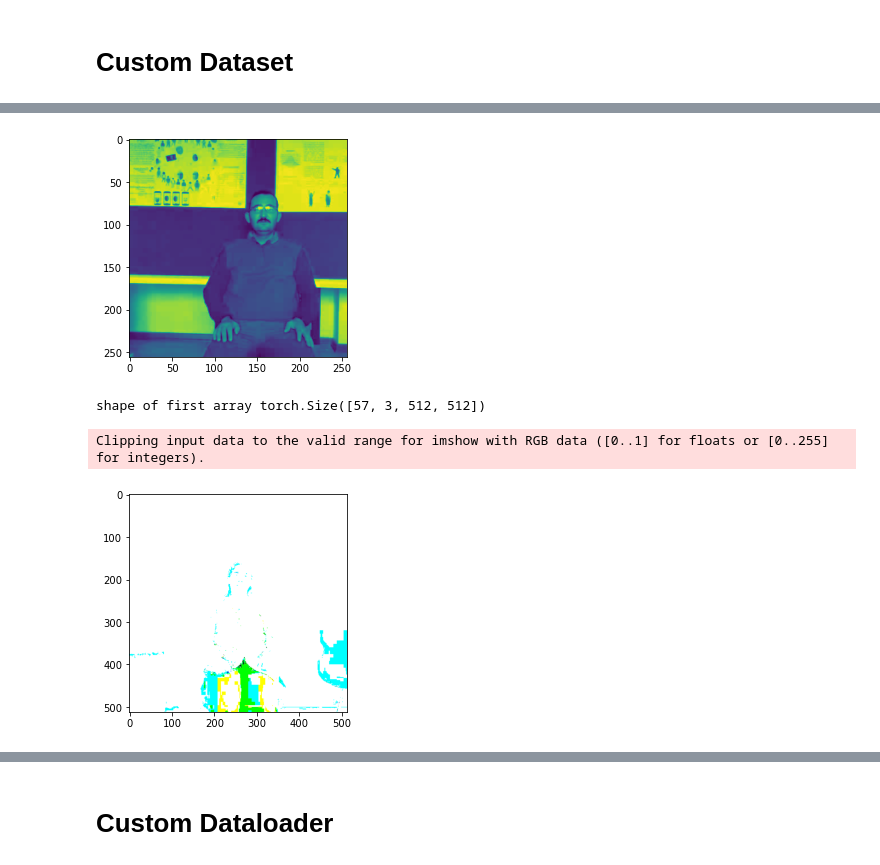
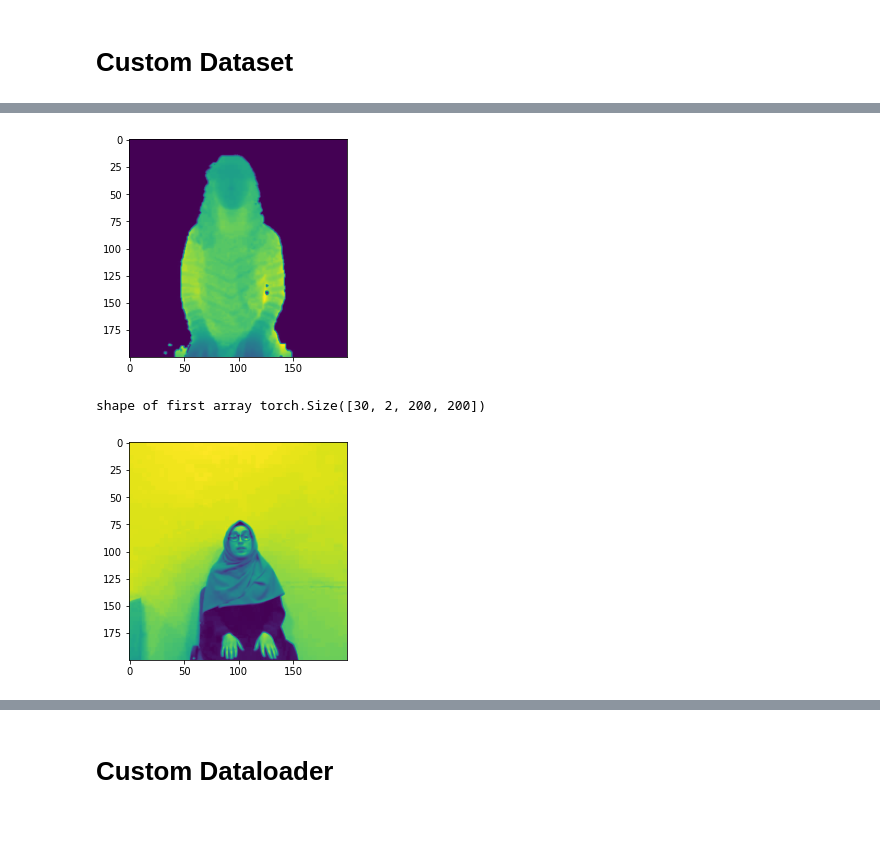
Before and after one commit to LinHuiqing/signo-lingo, a Jupyter notebook: Deep Learning Video Classification.ipynb, the cells around one changed output, grey strips where cells are left out. Saved outputs shown, nothing was run; the diff lists cells and outputs as text; code cells hidden in the pictures; blank space fills up the shorter version.

Commit message:
implemented fixed frame sampling

```diff
--- a/Deep Learning Video Classification.ipynb
+++ b/Deep Learning Video Classification.ipynb
@@ -107,10 +122,13 @@ def masking(rbg_arr, depth_arr):
 # Custom Dataset
 # %%
 class Turkish_Dataset(Dataset):
-    def __init__(self, paths, labels, transforms=None):
+    def __init__(self, paths, labels, frames_cap, transforms=None):
         self.paths = paths
         self.labels = labels
+        self.frames_cap = frames_cap
         self.transforms = transforms
+        # self.rgb_transforms = rgb_transforms
+        # self.depth_transforms = depth_transforms
 
         self._get_unique()
 
@@ -142,14 +160,14 @@ class Turkish_Dataset(Dataset):
         vid_depth = self.u_vid_depth[vid_name]
 
         # get videos
-        rgb_arr = extract_frames(vid_color, self.transforms)
-        depth_arr = extract_frames(vid_depth, self.transforms)
+        rgb_arr = extract_frames(vid_color, self.frames_cap, transforms=self.transforms)
+        depth_arr = extract_frames(vid_depth, self.frames_cap, transforms=self.transforms)
 
-        # vid_arr = np.array(rgb_arr)
-        # vid_arr = np.moveaxis(vid_arr, -1, 1)
+        vid_arr = np.stack((rgb_arr, depth_arr))
+        vid_arr = np.moveaxis(vid_arr, 0, 1)
 
         # preprocessing
-        vid_arr = masking(rgb_arr, depth_arr)
+        # vid_arr = masking(rgb_arr, depth_arr)
         # print(vid_arr.shape)
 
         # create one-hot-encoding for label
@@ -167,8 +185,10 @@ class Turkish_Dataset(Dataset):
     def __len__(self):
         return len(self.u_vid)
 # %%
-composed = transforms.Compose([transforms.CenterCrop(384),
-                               transforms.Resize(256)])#, transforms.Grayscale()])
+n_frames = 30
+transforms_compose = transforms.Compose([transforms.Resize(256),
+                                         transforms.CenterCrop(200),
+                                         transforms.Grayscale()])
 # %%
 # Create train dataset
 
@@ -188,22 +218,20 @@ error: OpenCV(4.5.1) ../modules/imgproc/src/color.simd_helpers.hpp:92: error: (-
 # %%
-img_np_arr = ld_train[0][0][0].numpy()
-img_np_arr = np.moveaxis(img_np_arr, 0, -1)
-plt.imshow(img_np_arr[:, :, 0])
+img_np_arr = ld_train[0][0][0][1].numpy()
+# img_np_arr = np.moveaxis(img_np_arr, 0, -1)
+plt.imshow(img_np_arr)
 plt.show()
 # %% [output]
-[figure, old version]
+[figure, new version]
 # %%
 # Create test dataset
 
-ld_test = Turkish_Dataset(test_path, test_label)
+ld_test = Turkish_Dataset(test_path, test_label, n_frames, transforms=transforms_compose)
 print("shape of first array", ld_test[0][0].shape)
 
 # show image but clip rbg values
-img_np_arr = ld_test[0][0][0].numpy()
-img_np_arr = np.moveaxis(img_np_arr, 0, -1)
+img_np_arr = ld_test[0][0][0][0].numpy()
 plt.imshow(img_np_arr)
 plt.show()
 # %% [output]
-shape of first array torch.Size([57, 3, 512, 512])
+shape of first array torch.Size([30, 2, 200, 200])
-Clipping input data to the valid range for imshow with RGB data ([0..1] for floats or [0..255] for integers).
-[figure, old version]
+[figure, new version]
```
Also changed, not shown: parts of 10 cells of this notebook, 1 other file.
